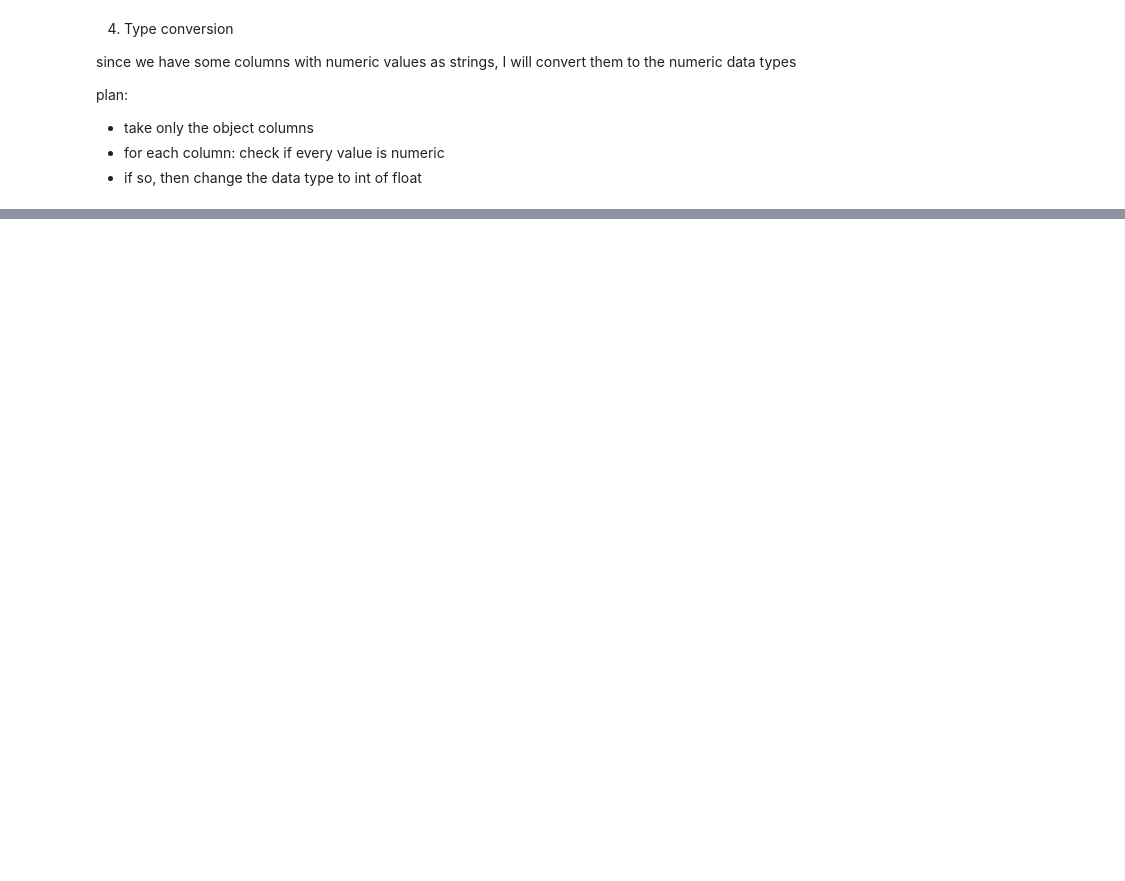
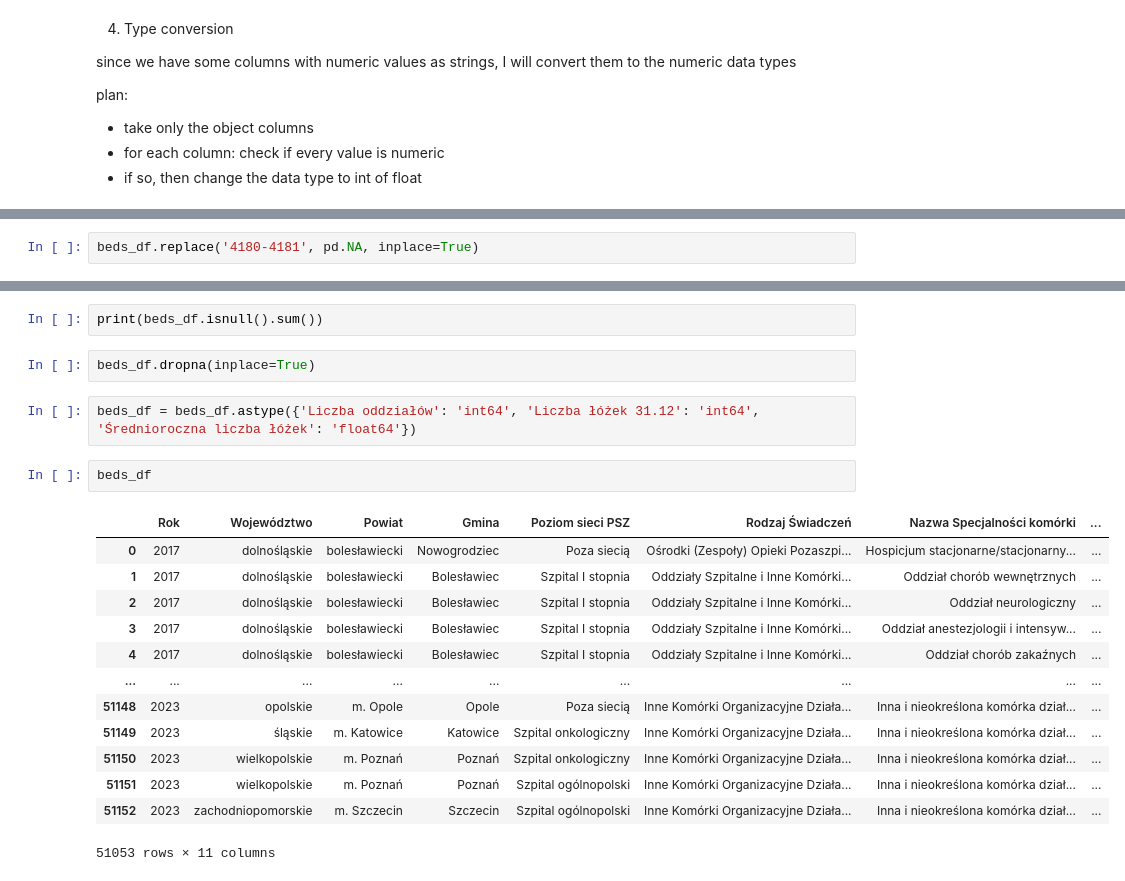
Before and after one commit to wiktorKycia/EDA, a Jupyter notebook: main.ipynb, the cells around one changed output, grey strips where cells are left out. Saved outputs shown, nothing was run; the diff lists cells and outputs as text; blank space fills up the shorter version.

```diff
--- a/main.ipynb
+++ b/main.ipynb
@@ -119,0 +127,2 @@ dtype: object
+# %%
+beds_df.replace('4180-4181', pd.NA, inplace=True)
@@ -119,0 +146,22 @@ dtype: object
+# %%
+print(beds_df.isnull().sum())
+# %%
+beds_df.dropna(inplace=True)
+# %%
+beds_df = beds_df.astype({'Liczba oddziałów': 'int64', 'Liczba łóżek 31.12': 'int64', 'Średnioroczna liczba łóżek': 'float64'})
+# %%
+beds_df
+# %% [output]
+|  | Rok | Województwo | Powiat | Gmina | Poziom sieci PSZ | Rodzaj Świadczeń | Nazwa Specjalności komórki | ... |
+| 0 | 2017 | dolnośląskie | bolesławiecki | Nowogrodziec | Poza siecią | Ośrodki (Zespoły) Opieki Pozaszpi... | Hospicjum stacjonarne/stacjonarny... | ... |
+| 1 | 2017 | dolnośląskie | bolesławiecki | Bolesławiec | Szpital I stopnia | Oddziały Szpitalne i Inne Komórki... | Oddział chorób wewnętrznych | ... |
+| 2 | 2017 | dolnośląskie | bolesławiecki | Bolesławiec | Szpital I stopnia | Oddziały Szpitalne i Inne Komórki... | Oddział neurologiczny | ... |
+| 3 | 2017 | dolnośląskie | bolesławiecki | Bolesławiec | Szpital I stopnia | Oddziały Szpitalne i Inne Komórki... | Oddział anestezjologii i intensyw... | ... |
+| 4 | 2017 | dolnośląskie | bolesławiecki | Bolesławiec | Szpital I stopnia | Oddziały Szpitalne i Inne Komórki... | Oddział chorób zakaźnych | ... |
+| ... | ... | ... | ... | ... | ... | ... | ... | ... |
+| 51148 | 2023 | opolskie | m. Opole | Opole | Poza siecią | Inne Komórki Organizacyjne Działa... | Inna i nieokreślona komórka dział... | ... |
+| 51149 | 2023 | śląskie | m. Katowice | Katowice | Szpital onkologiczny | Inne Komórki Organizacyjne Działa... | Inna i nieokreślona komórka dział... | ... |
+| 51150 | 2023 | wielkopolskie | m. Poznań | Poznań | Szpital onkologiczny | Inne Komórki Organizacyjne Działa... | Inna i nieokreślona komórka dział... | ... |
+| 51151 | 2023 | wielkopolskie | m. Poznań | Poznań | Szpital ogólnopolski | Inne Komórki Organizacyjne Działa... | Inna i nieokreślona komórka dział... | ... |
+| 51152 | 2023 | zachodniopomorskie | m. Szczecin | Szczecin | Szpital ogólnopolski | Inne Komórki Organizacyjne Działa... | Inna i nieokreślona komórka dział... | ... |
+51053 rows × 11 columns
```
Also changed, not shown: parts of 25 cells of this notebook.
